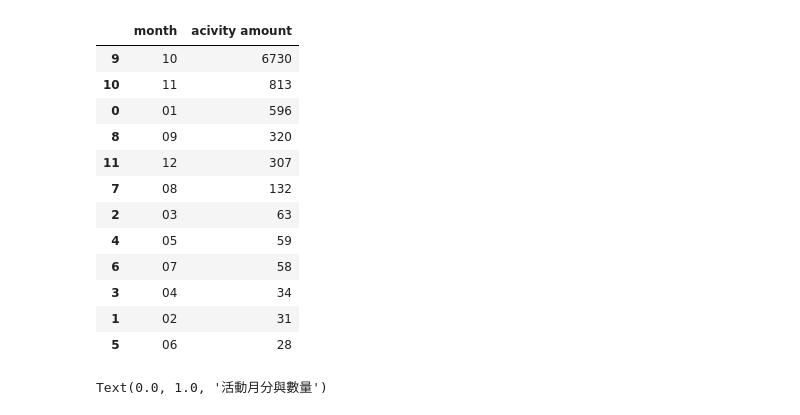
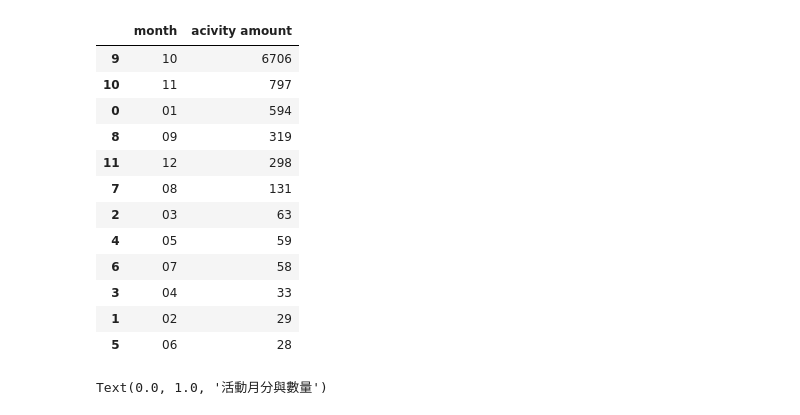
Before and after one commit to j551234/art_activity_analysis, a Jupyter notebook: month_activity_analysis.ipynb, the cells around one changed output. Cells and saved outputs as stored; diff of their text form; code cells hidden in the pictures.

```diff
--- a/month_activity_analysis.ipynb
+++ b/month_activity_analysis.ipynb
@@ -10,11 +10,22 @@ from sqlalchemy import create_engine
 # conn = pymysql.connect(host='127.0.0.1', port=3306, user='testadmin', passwd='testadmin', db='test', charset='utf8')
 
 conn  =create_engine('mysql+pymysql://testadmin:testadmin@localhost:3306/test?charset=utf8mb4')
-query = "SELECT * FROM all_event"
-df = pd.read_sql(query, conn)
+data_query = "SELECT * FROM all_event"
 
-df = df.drop_duplicates()
-df['month'] =df ['startDate'].str[5:7]
-df = df.groupby(by=['month']).size().reset_index(name ='acivity amount')
+category_query = "SELECT * FROM category_type"
+data_df = pd.read_sql(data_query, conn)
+category_df = pd.read_sql(category_query, conn)
+
+
+data_df['category'] = data_df['category'].astype(int)
+category_df['id'] = category_df['id'].astype(int)
+
+category_df=category_df.rename(columns = {"value":"category_name"})
+
+
+df =pd.merge(data_df, category_df, left_on="category", right_on="id")
+
+
+
 display(df)
 # %% [output]
@@ -34,20 +45,24 @@ display(df)
 # %%
 ## 月份及活動數量排行
-sort_df = df.sort_values(by='acivity amount',ascending=False)
+df = df.drop_duplicates()
+df['month'] =df ['startDate'].str[5:7]
+group_df = df.groupby(by=['month']).size().reset_index(name ='acivity amount')
+
+sort_df = group_df.sort_values(by='acivity amount',ascending=False)
 display(sort_df)
 # %% [output]
 |  | month | acivity amount |
-| 9 | 10 | 6730 |
-| 10 | 11 | 813 |
-| 0 | 01 | 596 |
-| 8 | 09 | 320 |
-| 11 | 12 | 307 |
-| 7 | 08 | 132 |
+| 9 | 10 | 6706 |
+| 10 | 11 | 797 |
+| 0 | 01 | 594 |
+| 8 | 09 | 319 |
+| 11 | 12 | 298 |
+| 7 | 08 | 131 |
 | 2 | 03 | 63 |
 | 4 | 05 | 59 |
 | 6 | 07 | 58 |
-| 3 | 04 | 34 |
-| 1 | 02 | 31 |
+| 3 | 04 | 33 |
+| 1 | 02 | 29 |
 | 5 | 06 | 28 |
 # %%
 ## 藝文活動 月份及數量關係圖
```
Also changed, not shown: parts of 3 cells of this notebook.
